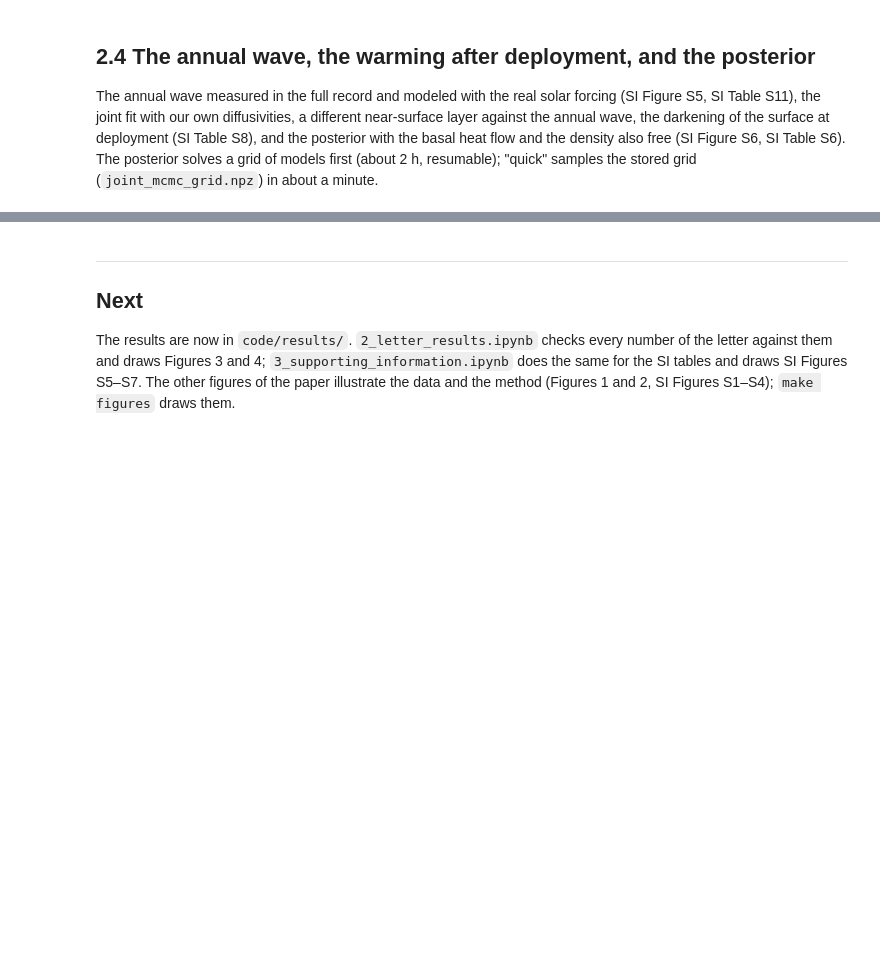
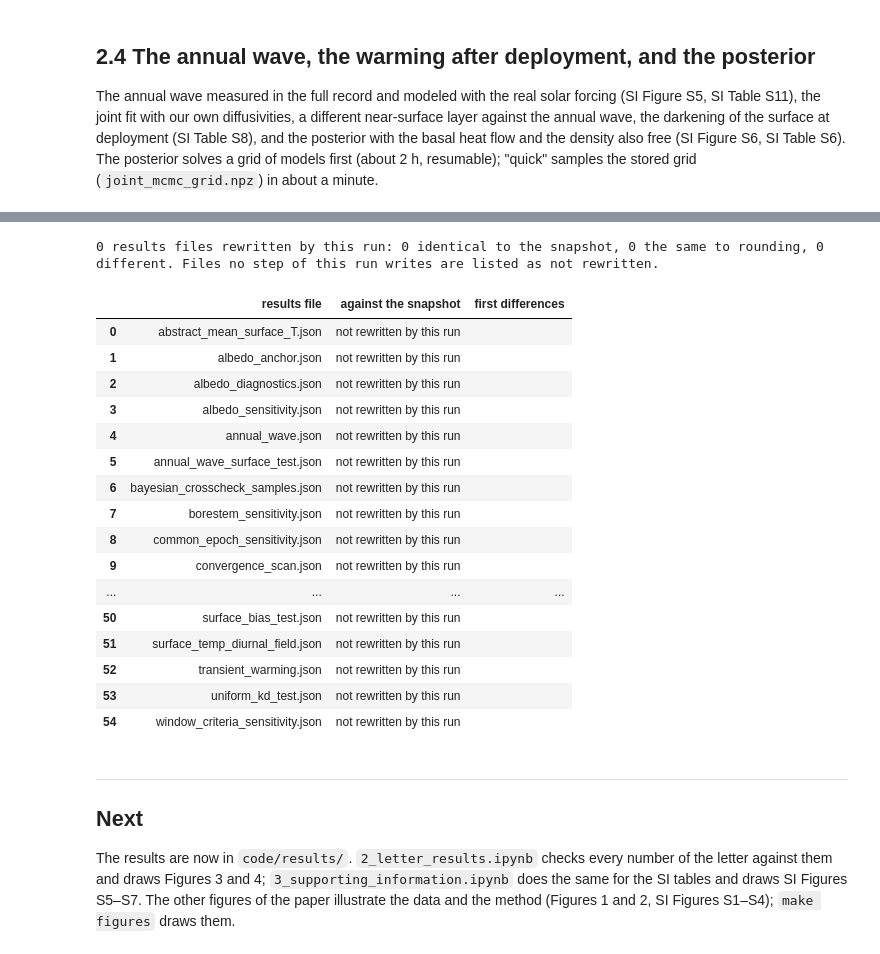
Before and after one commit to rp3gregorio/Lunar-HFE, a Jupyter notebook: code/notebooks/1_run_analysis.ipynb, the cells around one changed output, grey strips where cells are left out. Saved outputs shown, nothing was run; the diff lists cells and outputs as text; code cells hidden in the pictures; blank space fills up the shorter version.

```diff
--- a/code/notebooks/1_run_analysis.ipynb
+++ b/code/notebooks/1_run_analysis.ipynb
@@ -32,6 +44,6 @@ the lid closed: keep it open during a long run.
 # %%
 # How much to run:  "show"  (minutes) | "quick"  (about 45 min) | "full"  (about 6 h)
-MODE = "show"
+MODE = "full"
 
 try:
     from lunar import notebook as nb
@@ -116,12 +147,14 @@ repository. They are needed only to **recompute** the Diviner comparison (SI
 Table S13); everything else works without them. Set `DOWNLOAD = True` and run
 the cell to fetch them.
 # %%
-DOWNLOAD = False
+DOWNLOAD = True
 
 DIV = [nb.CODE / f for f in DIVINER]
 print(f"  Diviner tiles : {'present' if all(f.exists() for f in DIV) else 'not downloaded'}")
 if DOWNLOAD and not all(f.exists() for f in DIV):
     nb.run("fetch_diviner.py")
+if nb.mode() == "full" and not all(f.exists() for f in DIV):
+    raise RuntimeError("A full run needs the Diviner tiles (about 310 MB): set DOWNLOAD = True in this cell and run it again.")
 # %% [output]
   Diviner tiles : present
 # %% [markdown]
@@ -243,3 +321,24 @@ nb.step("compute/compute_joint_mcmc.py", minutes=120, writes="joint_mcmc.json",
+# %%
+nb.compare_with_snapshot()
+# %% [output]
+0 results files rewritten by this run: 0 identical to the snapshot, 0 the same to rounding, 0 different. Files no step of this run writes are listed as not rewritten.
+|  | results file | against the snapshot | first differences |
+| 0 | abstract_mean_surface_T.json | not rewritten by this run |  |
+| 1 | albedo_anchor.json | not rewritten by this run |  |
+| 2 | albedo_diagnostics.json | not rewritten by this run |  |
+| 3 | albedo_sensitivity.json | not rewritten by this run |  |
+| 4 | annual_wave.json | not rewritten by this run |  |
+| 5 | annual_wave_surface_test.json | not rewritten by this run |  |
+| 6 | bayesian_crosscheck_samples.json | not rewritten by this run |  |
+| 7 | borestem_sensitivity.json | not rewritten by this run |  |
+| 8 | common_epoch_sensitivity.json | not rewritten by this run |  |
+| 9 | convergence_scan.json | not rewritten by this run |  |
+| ... | ... | ... | ... |
+| 50 | surface_bias_test.json | not rewritten by this run |  |
+| 51 | surface_temp_diurnal_field.json | not rewritten by this run |  |
+| 52 | transient_warming.json | not rewritten by this run |  |
+| 53 | uniform_kd_test.json | not rewritten by this run |  |
+| 54 | window_criteria_sensitivity.json | not rewritten by this run |  |
 # %% [markdown]
 ---
 ## Next
```
Also changed, not shown: parts of 14 cells of this notebook, 36 other files.
